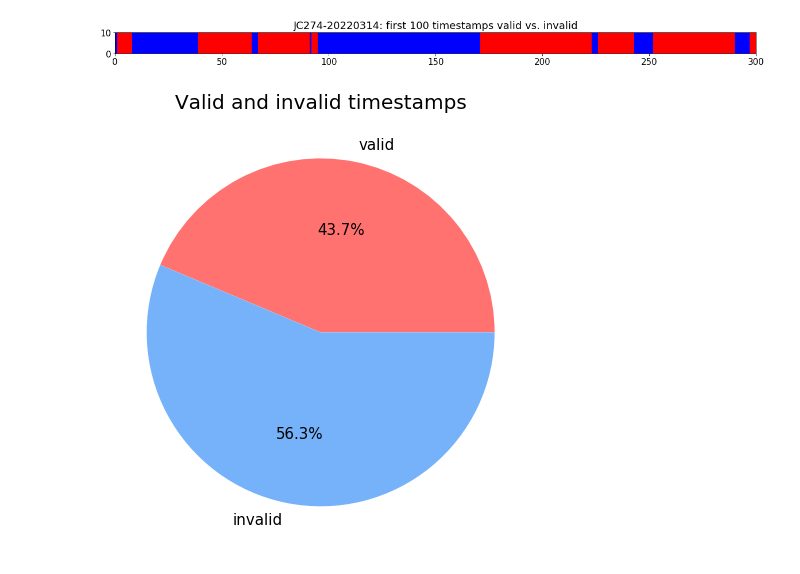
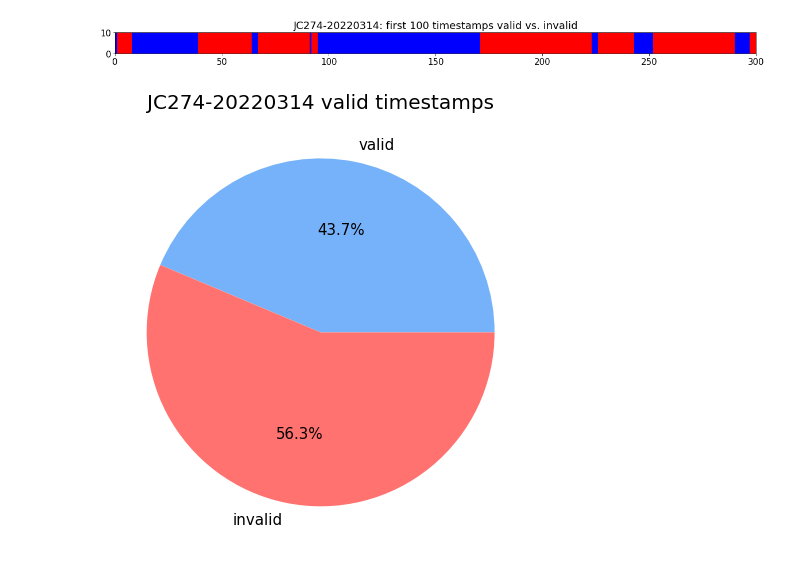
Before and after one commit to shauryagoyall/Andrea-Data, a Jupyter notebook: positionTracking.ipynb, the cells around one changed output. Drawn from its saved outputs; the diff is of its cells as text; code cells hidden in the pictures.

Commit message:
cosmetic stuff for the pie chart, deleted figs

```diff
--- a/positionTracking.ipynb
+++ b/positionTracking.ipynb
@@ -114,13 +117,15 @@ plt.savefig(basename+"_valid-timestamps-subset_"+timenow+".png")
 # %%
 # I'll make a humble pie chart because I can't think of how to conserve the time data. Possibly with a matrix.
 fig, ax = plt.subplots(figsize=(8,8))
 labels = ['valid', 'invalid']
 ax.pie([subsetValid.mean(), 1-subsetValid.mean()],
        labels=labels,
        autopct='%1.1f%%', #formatting
-       colors=['#ff726f','#75b2f9'],
+       colors=['#75b2f9', '#ff726f'],
       )
-ax.set_title("Valid and invalid timestamps", fontsize=20)
+ax.set_title(basename+" valid timestamps", fontsize=20)
 plt.show()
+timenow = datetime.datetime.today().strftime("%Y%m%d-%H%M%S")
+# plt.savefig(basename+"_valid-timestamps-pie-chart_"+timenow+".png")
 # %% [output]
-[figure, old version]
+[figure, new version]
```
Also changed, not shown: parts of 2 cells of this notebook, 4 other files.
